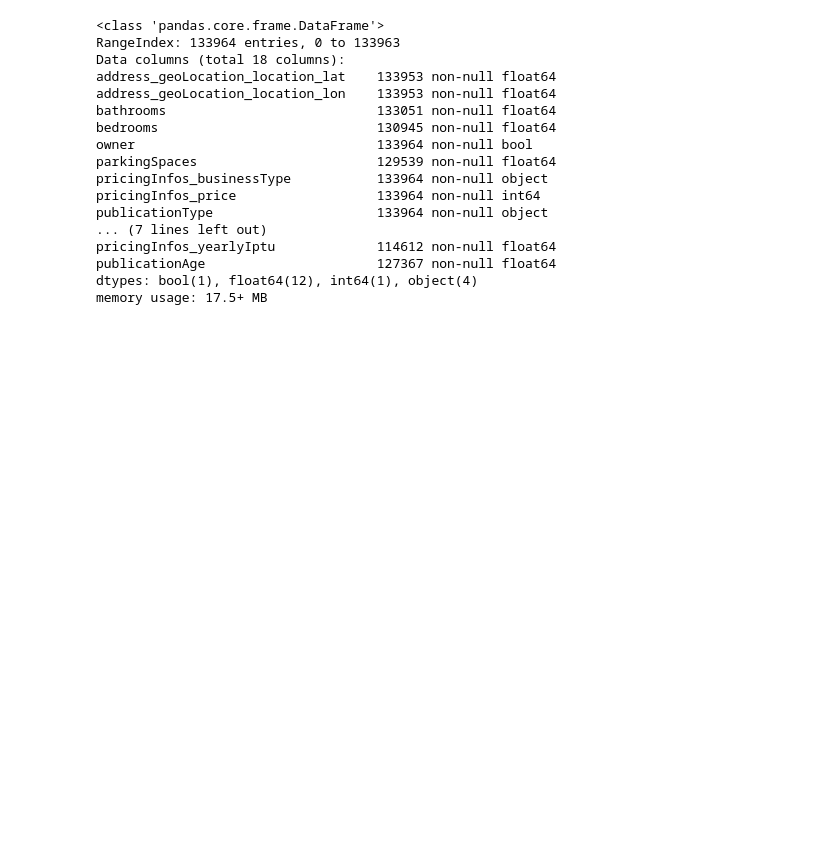
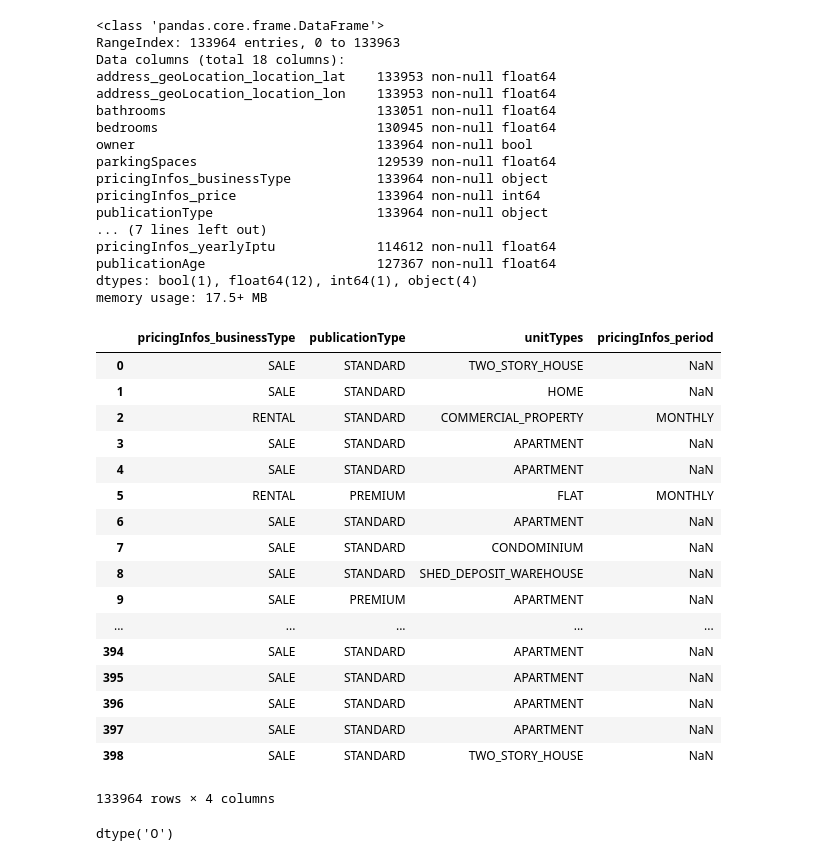
Before and after one commit to fbarscevicius/grupo-zap-ds-challenge, a Jupyter notebook: code/grupo_zap_challenge.ipynb, the cells around one changed output. Cells and saved outputs as stored; diff of their text form; code cells hidden in the pictures; blank space fills up the shorter version.

```diff
--- a/code/grupo_zap_challenge.ipynb
+++ b/code/grupo_zap_challenge.ipynb
@@ -461,3 +461,28 @@ pricingInfos_yearlyIptu             114612 non-null float64
 publicationAge                      127367 non-null float64
 dtypes: bool(1), float64(12), int64(1), object(4)
 memory usage: 17.5+ MB
+# %%
+df_train.apply()
+# %% [output]
+|  | pricingInfos_businessType | publicationType | unitTypes | pricingInfos_period |
+| 0 | SALE | STANDARD | TWO_STORY_HOUSE | NaN |
+| 1 | SALE | STANDARD | HOME | NaN |
+| 2 | RENTAL | STANDARD | COMMERCIAL_PROPERTY | MONTHLY |
+| 3 | SALE | STANDARD | APARTMENT | NaN |
+| 4 | SALE | STANDARD | APARTMENT | NaN |
+| 5 | RENTAL | PREMIUM | FLAT | MONTHLY |
+| 6 | SALE | STANDARD | APARTMENT | NaN |
+| 7 | SALE | STANDARD | CONDOMINIUM | NaN |
+| 8 | SALE | STANDARD | SHED_DEPOSIT_WAREHOUSE | NaN |
+| 9 | SALE | PREMIUM | APARTMENT | NaN |
+| ... | ... | ... | ... | ... |
+| 394 | SALE | STANDARD | APARTMENT | NaN |
+| 395 | SALE | STANDARD | APARTMENT | NaN |
+| 396 | SALE | STANDARD | APARTMENT | NaN |
+| 397 | SALE | STANDARD | APARTMENT | NaN |
+| 398 | SALE | STANDARD | TWO_STORY_HOUSE | NaN |
+133964 rows × 4 columns
+# %%
+df_train['unitTypes'].dtypes
+# %% [output]
+dtype('O')
```
